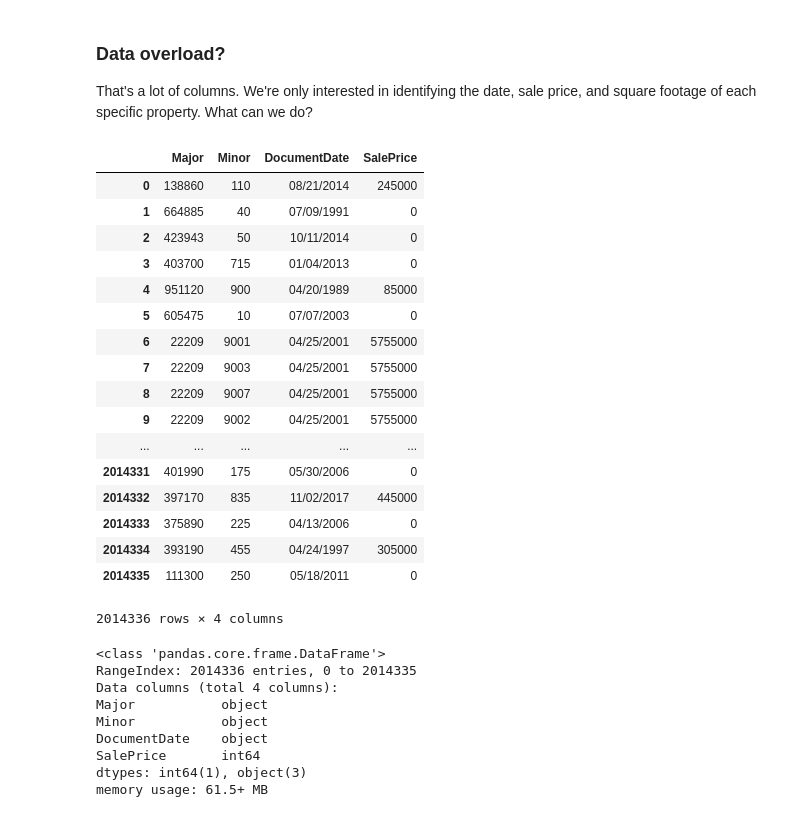
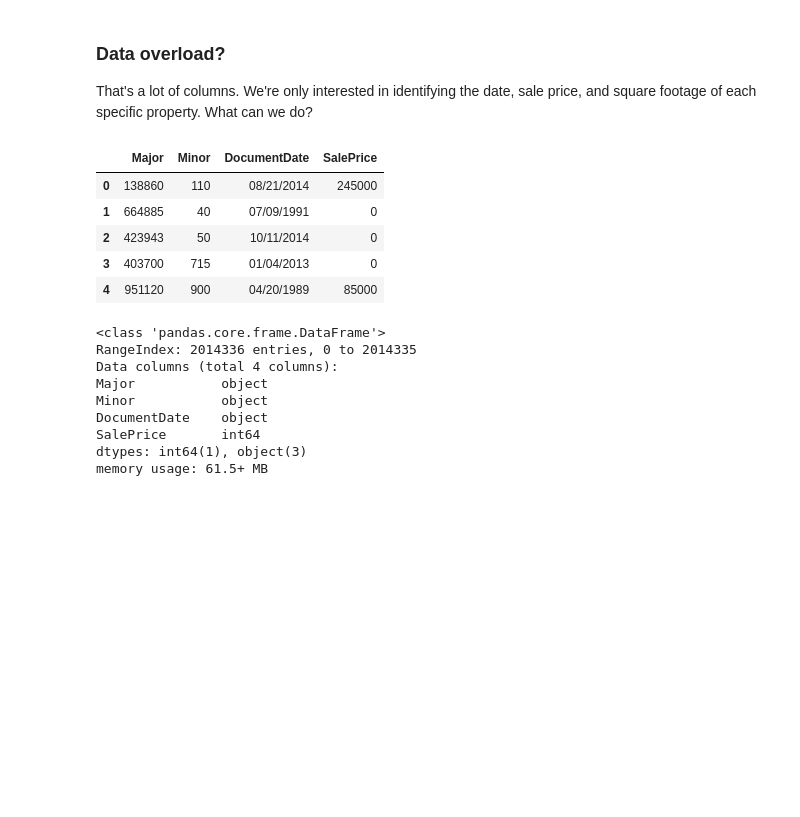
Before and after one commit to sherzyang/pandas-3-data-cleaning-seattle-ds-career-040119, a Jupyter notebook: pandas-3-data-cleaning.ipynb, the cells around one changed output. Saved outputs shown, nothing was run; the diff lists cells and outputs as text; code cells hidden in the pictures; blank space fills up the shorter version.

```diff
--- a/pandas-3-data-cleaning.ipynb
+++ b/pandas-3-data-cleaning.ipynb
@@ -88,26 +88,14 @@ That's a lot of columns. We're only interested in identifying the date, sale pri
 # %%
 #Subset the dataframe by the columns we are interested in
 sales_df = sales_df[['Major', 'Minor', 'DocumentDate', 'SalePrice']]
-sales_df
+sales_df.head()
 # %% [output]
 |  | Major | Minor | DocumentDate | SalePrice |
 | 0 | 138860 | 110 | 08/21/2014 | 245000 |
 | 1 | 664885 | 40 | 07/09/1991 | 0 |
 | 2 | 423943 | 50 | 10/11/2014 | 0 |
 | 3 | 403700 | 715 | 01/04/2013 | 0 |
 | 4 | 951120 | 900 | 04/20/1989 | 85000 |
-| 5 | 605475 | 10 | 07/07/2003 | 0 |
-| 6 | 22209 | 9001 | 04/25/2001 | 5755000 |
-| 7 | 22209 | 9003 | 04/25/2001 | 5755000 |
-| 8 | 22209 | 9007 | 04/25/2001 | 5755000 |
-| 9 | 22209 | 9002 | 04/25/2001 | 5755000 |
-| ... | ... | ... | ... | ... |
-| 2014331 | 401990 | 175 | 05/30/2006 | 0 |
-| 2014332 | 397170 | 835 | 11/02/2017 | 445000 |
-| 2014333 | 375890 | 225 | 04/13/2006 | 0 |
-| 2014334 | 393190 | 455 | 04/24/1997 | 305000 |
-| 2014335 | 111300 | 250 | 05/18/2011 | 0 |
-2014336 rows × 4 columns
 # %%
 sales_df.info()
 #The objects are something we are going to have to deal with later
```
Also changed, not shown: parts of 15 cells of this notebook.
